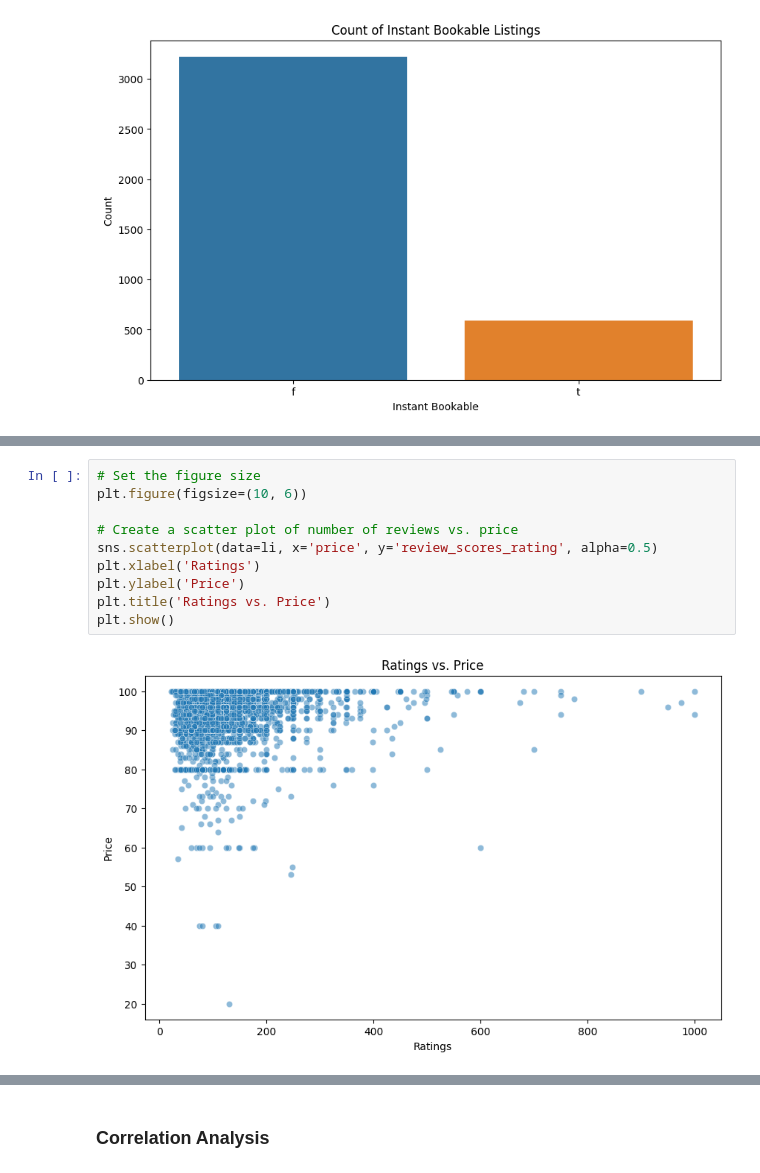
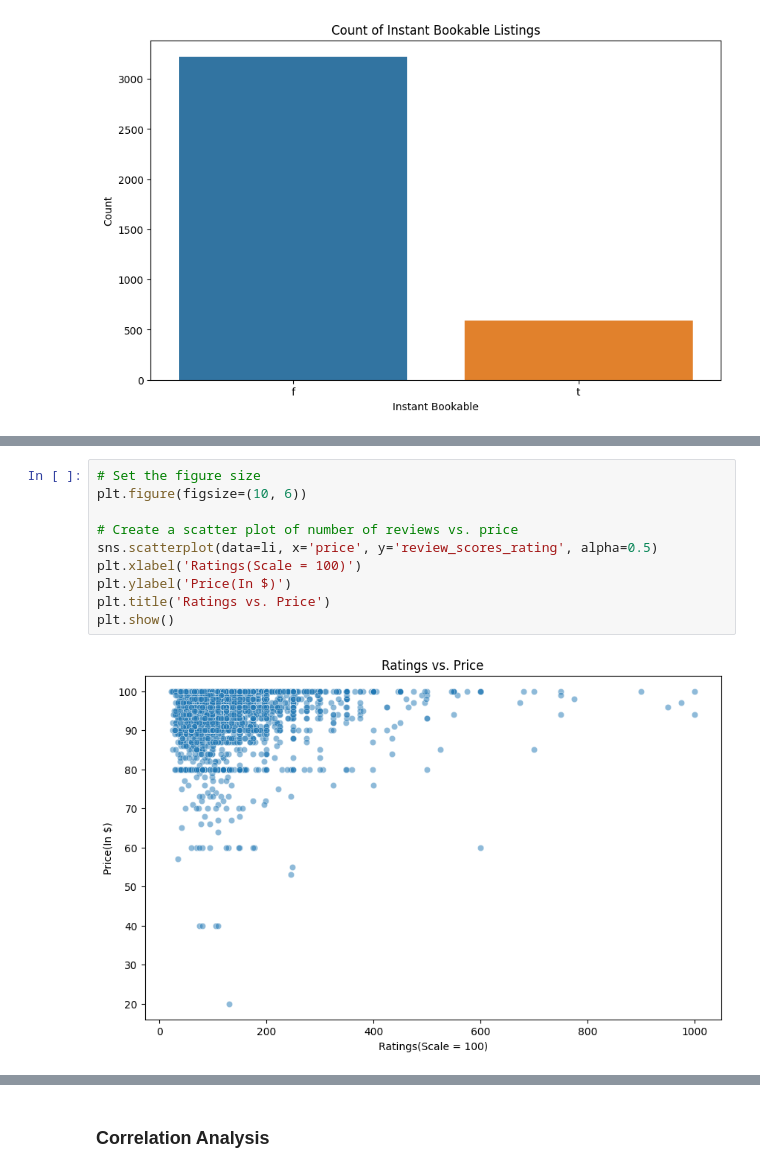
Before and after one commit to satyakipal99/Coding-Samurai-Internship-Data-Science, a Jupyter notebook: EDA_on_AirBnb_Listings_Coding_Samurai_Project_1.ipynb, the cells around one changed output, grey strips where cells are left out. Cells and saved outputs as stored; diff of their text form.

```diff
--- a/EDA_on_AirBnb_Listings_Coding_Samurai_Project_1.ipynb
+++ b/EDA_on_AirBnb_Listings_Coding_Samurai_Project_1.ipynb
@@ -274,15 +274,15 @@ plt.show()
 # %%
 # Set the figure size
 plt.figure(figsize=(10, 6))
 
 # Create a scatter plot of number of reviews vs. price
 sns.scatterplot(data=li, x='price', y='review_scores_rating', alpha=0.5)
-plt.xlabel('Ratings')
-plt.ylabel('Price')
+plt.xlabel('Ratings(Scale = 100)')
+plt.ylabel('Price(In $)')
 plt.title('Ratings vs. Price')
 plt.show()
 # %% [output]
-[figure, old version]
+[figure, new version]
 # %%
 # Set the figure size
 plt.figure(figsize=(12, 6))
```
Also changed, not shown: parts of 2 cells of this notebook.
